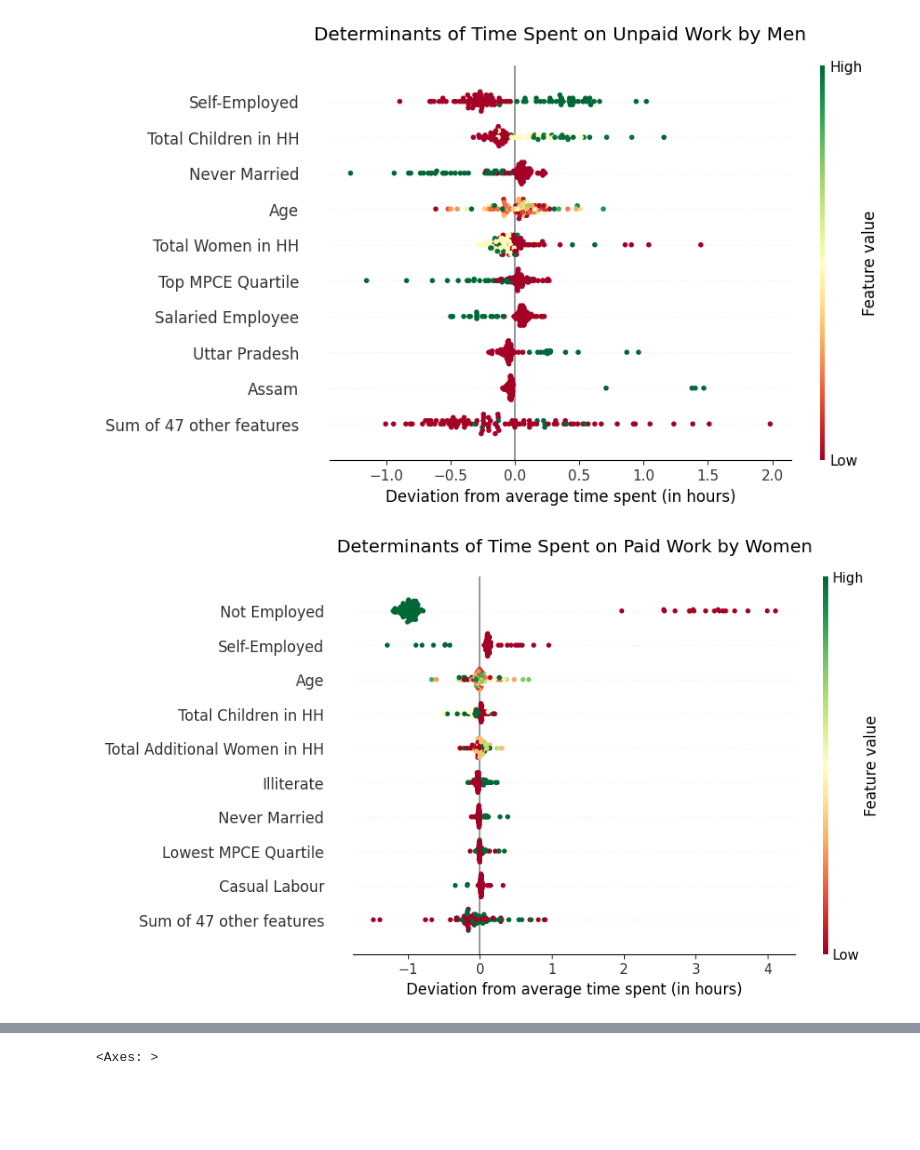
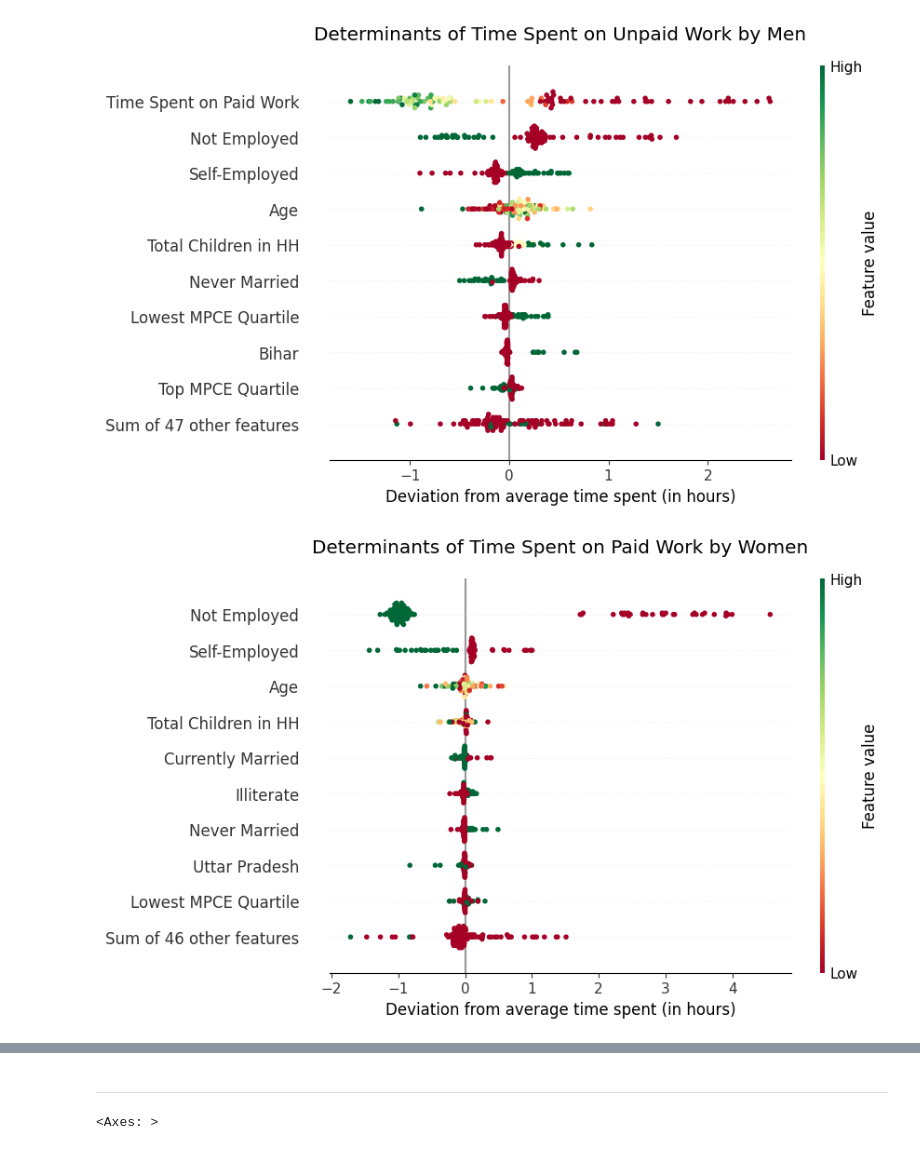
Before and after one commit to jaidevd/tus, a Jupyter notebook: eqn-1-cv-models-rf.ipynb, the cells around one changed output, grey strips where cells are left out. Saved outputs shown, nothing was run; the diff lists cells and outputs as text; code cells hidden in the pictures; blank space fills up the shorter version.

```diff
--- a/cv-models-rf.ipynb
+++ b/eqn-1-cv-models-rf.ipynb
@@ -25,6 +35,7 @@ df['MPCE_qrt'].replace({'50-75': 'Third MPCE Quartile', '0-25': 'Lowest MPCE Qua
 # %%
 def modify_ax(ax, title):
-    # ax.set_title('Determinants of Time Spent by Men on Paid Work ($R^{2}$ = 0.73)', fontsize='x-large', pad=20)
+    """Shap's beeswarm plots offer very little customization by themselves.
+    Use this function to modify the axis objects."""
     ax.set_title(title, fontsize='x-large', pad=20)
     ax.tick_params(axis='y', labelsize='large')
     ax.set_xlabel('Deviation from average time spent (in hours)', fontsize='large')
@@ -31,35 +47,35 @@ def modify_ax(ax, title):
 # %%
-def modify_ax(ax, title):
-    # ax.set_title('Determinants of Time Spent by Men on Paid Work ($R^{2}$ = 0.73)', fontsize='x-large', pad=20)
-    ax.set_title(title, fontsize='x-large', pad=20)
-    ax.tick_params(axis='y', labelsize='large')
-    ax.set_xlabel('Deviation from average time spent (in hours)', fontsize='large')
+n_samples = 100
 
+genders = ['Male', 'Female']
+targets = ['Time Spent on Paid Work', 'Time Spent on Unpaid Work']
+genderwise_feats = {'Male': 'Total Women in HH', 'Female': 'Total Additional Women in HH'}
 
-for gender, target, spec_col in zip(
-    ['Male', 'Male', 'Female', 'Female'],
-    ['Time Spent on Paid Work', 'Time Spent on Unpaid Work', 'Time Spent on Paid Work', 'Time Spent on Unpaid Work'],
-    ['Total Women in HH', 'Total Women in HH', 'Total Additional Women in HH', 'Total Additional Women in HH']):
+categorical_feats = ['education', 'marital_status', 'employment', 'state_codes', 'MPCE_qrt']
+numerical_feats = ['Total Children in HH', 'Age']  # a genderwise feature to be added here when fitting the regressions
+
+for gender in genders:
     xdf = df[df['Gender'] == gender]
-    feats = ['Total Children in HH', spec_col, 'education', 'marital_status', 'employment', 'Age', 'MPCE_qrt', 'state_codes']
-    catCols = ['education', 'marital_status', 'employment', 'state_codes', 'MPCE_qrt']
-    numCols = [c for c in feats if c not in catCols]
-    xCat = pd.get_dummies(xdf[catCols], prefix='', prefix_sep='', drop_first=False, dtype=int)
-    xdf = xdf.drop(catCols, axis=1)
-    xNum = xdf[numCols]
-    y = xdf[target] / 60
-    X = pd.concat((xNum, xCat), axis=1)
-    X[target] = y
-    xtrain, xtest = train_test_split(X, stratify=xdf['stratcode'], test_size=0.2)
-    ytrain = xtrain.pop(target)
-    ytest = xtest.pop(target)
+    num_feats = numerical_feats + [genderwise_feats[gender]]
 
-    clf = RandomForestRegressor(n_estimators=40, n_jobs=-1)
-    clf.fit(xtrain, ytrain)
-    exp = TreeExplainer(clf, feature_perturbation='tree_path_dependent')
-    vals = exp(xtest.sample(100), check_additivity=False)
-    plt.figure()
-    beeswarm(vals, color='RdYlGn', show=False)
-    tname = "Men" if gender == "Male" else "Women"
-    modify_ax(plt.gca(), f"Determinants of {target} by {tname}")
+    x_cat = pd.get_dummies(xdf[categorical_feats], prefix='', prefix_sep='', drop_first=False, dtype=int)
+    x_num = xdf[numerical_feats]
+    X = pd.concat((x_cat, x_num), axis=1)
+
+    for target in targets:
+        y = xdf[target] / 60
+        X[target] = y
+        xtrain, xtest = train_test_split(X, stratify=xdf['stratcode'], test_size=0.2)
+        ytrain, ytest = xtrain.pop(target), xtest.pop(target)
+
+        clf = RandomForestRegressor(n_estimators=40, n_jobs=-1)
+        clf.fit(xtrain, ytrain)
+
+        exp = TreeExplainer(clf, feature_perturbation='tree_path_dependent')
+        vals = exp(xtest.sample(n_samples), check_additivity=False)
+
+        plt.figure()
+        beeswarm(vals, color='RdYlGn', show=False)
+        tname = "Men" if gender == "Male" else "Women"
+        modify_ax(plt.gca(), f"Determinants of {target} by {tname}")
 # %% [output]
@@ -67,2 +83,2 @@ for gender, target, spec_col in zip(
-[figure, old version]
+[figure, new version]
-[figure, old version]
+[figure, new version]
@@ -70,3 +86,5 @@ for gender, target, spec_col in zip(
+# %% [markdown]
+---
 # %%
 target_names = ['Time Spent on Paid Work',
                 'Time Spent on Unpaid Work',
```
Also changed, not shown: parts of 8 cells of this notebook, 3 other files.
